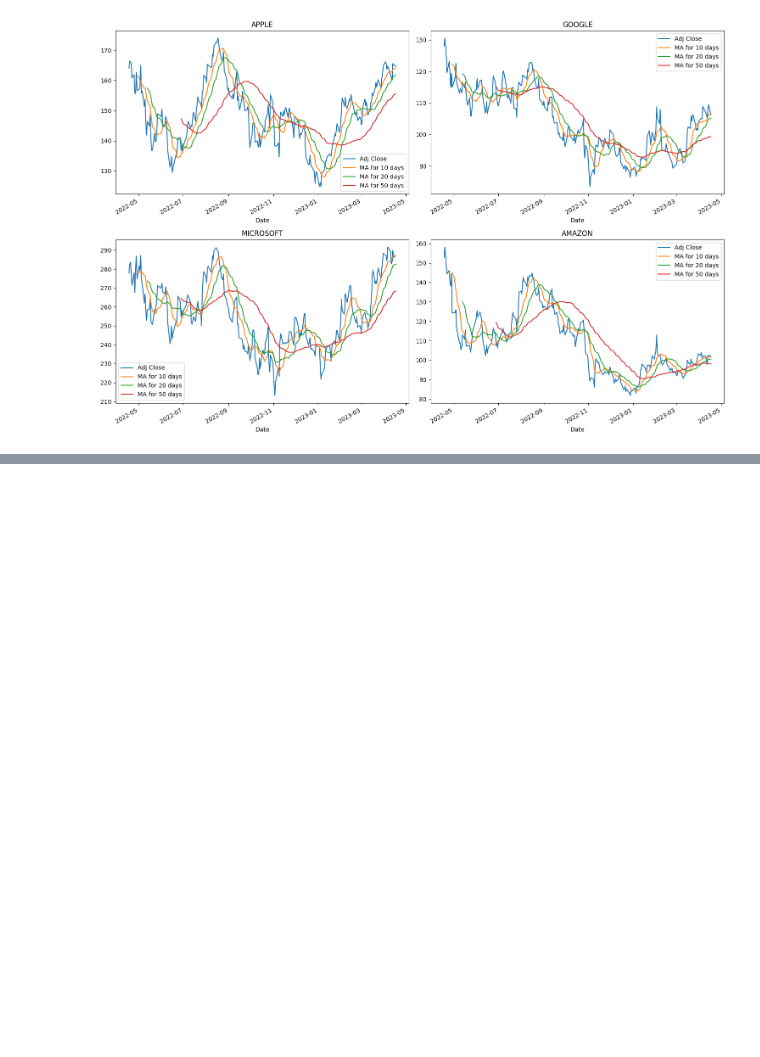
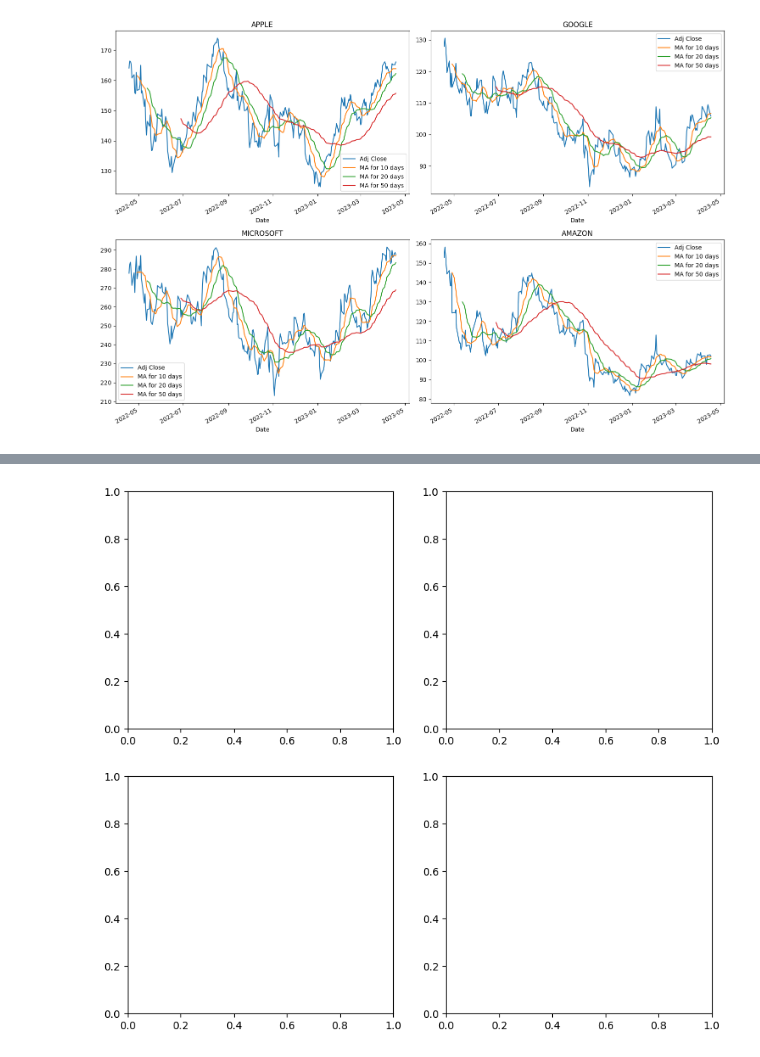
Before and after one commit to earo12/Stock-Market-Analysis, a Jupyter notebook: Stock_Market_Analysis.ipynb, the cells around one changed output, grey strips where cells are left out. Cells and saved outputs as stored; diff of their text form; code cells hidden in the pictures; blank space fills up the shorter version.

```diff
--- a/Stock_Market_Analysis.ipynb
+++ b/Stock_Market_Analysis.ipynb
@@ -154,0 +155,8 @@ fig.tight_layout()
+# %%
+#histogram
+
+plt.figure(figsize = (10,9))
+for i, c in enumerate(com_lis, 1):
+  plt.subplot(2,2,i)
+# %% [output]
+[figure, added]
```
Also changed, not shown: parts of 6 cells of this notebook.
